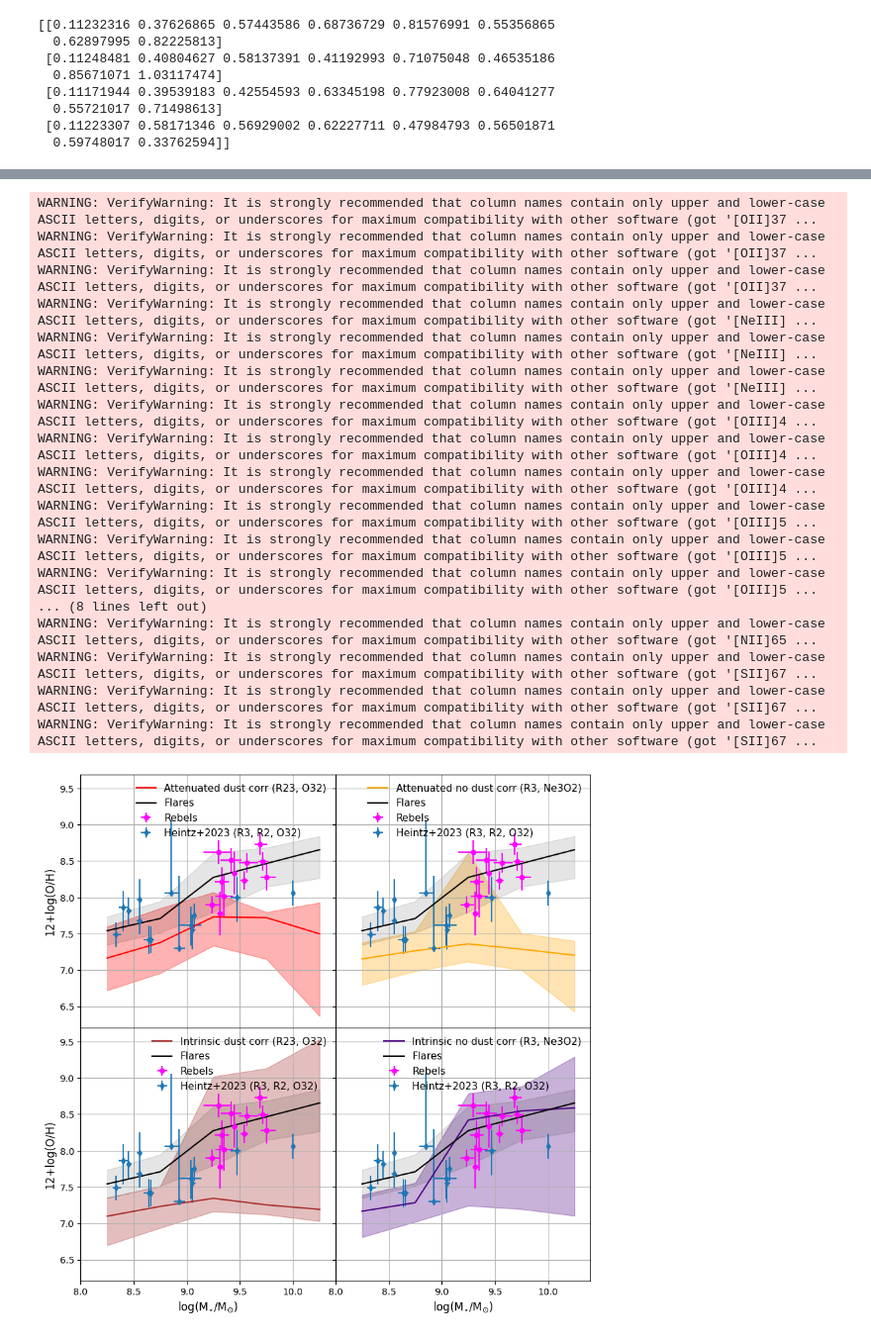
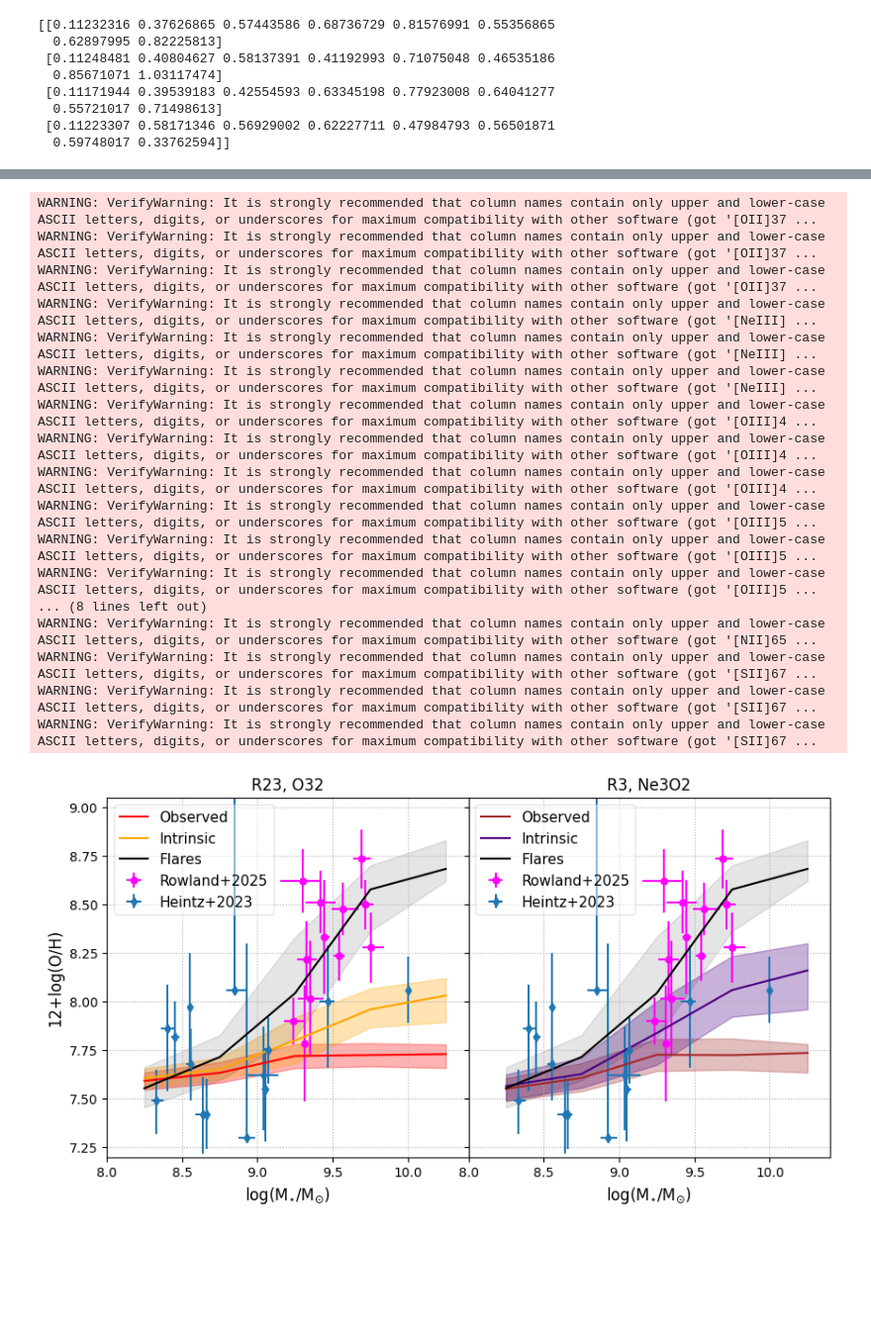
Before and after one commit to aswinpvijayan/line_ratio_reliability, a Jupyter notebook: mzr.ipynb, the cells around one changed output, grey strips where cells are left out. Shown: that part at 99% size. Drawn from its saved outputs; the diff is of its cells as text; code cells hidden in the pictures; blank space fills up the shorter version.

```diff
--- a/mzr.ipynb
+++ b/mzr.ipynb
@@ -86,7 +85,7 @@ def plot_met_data(paper, ax):
         met = data['metallicity']
         met_err = data['metallicity_err']
 
-        ax.errorbar(mstar, met, xerr=[mstar_lo, mstar_up], yerr=met_err, marker='o', markersize=5, color='magenta', label='Rebels', linestyle='None')
+        ax.errorbar(mstar, met, xerr=[mstar_lo, mstar_up], yerr=met_err, marker='o', markersize=5, color='magenta', label='Rowland+2025', linestyle='None')
 
 
     if paper=='nakajima':
@@ -134,7 +133,7 @@ def plot_met_data(paper, ax):
         obs_Z_up        = np.array([0.16, 0.22, 0.18, 1.00, 0.28, 0.18, 0.16, 0.18, 0.23, 0.17, 1.00, 0.21, 0.17, 0.29, 0.25, 0.19])
         obs_Z_low       = np.array([0.17, 0.28, 0.19, 0.01, 0.30, 0.20, 0.17, 0.18, 0.32, 0.17, 0.01, 0.27, 0.17, 0.34, 0.28, 0.20])
 
-        ax.errorbar(obs_Mstar, obs_Z, xerr=[obs_Mstar_low, obs_Mstar_up], yerr=[obs_Z_low, obs_Z_up], marker='d', markersize=5, label='Heintz+2023 (R3, R2, O32)', linestyle='None')
+        ax.errorbar(obs_Mstar, obs_Z, xerr=[obs_Mstar_low, obs_Mstar_up], yerr=[obs_Z_low, obs_Z_up], marker='d', markersize=5, label='Heintz+2023', linestyle='None')
 
     return ax
 
@@ -481,6 +531,7 @@ for jj, kk in enumerate(all_gals):
         tmp['R3'] = tmp['[OIII]5007']/tmp["Hbeta"]
         tmp['Ne3O2'] = tmp['NeIII3869']/tmp['[OII]3727,29']
         tmp['O32'] = tmp['[OIII]5007']/tmp['[OII]3727,29']
+        tmp['R2'] = tmp['[OII]3727,29']/tmp["Hbeta"]
         if ii==0:
             line_gals_att[jj] = {ii: tmp}
         else:
@@ -522,7 +573,7 @@ ok = np.random.randint(0, len(obs_x), 15)
 obs_x = obs_x[ok]
 obs_y = obs_y[ok]
 
-ax.errorbar(unumpy.nominal_values(obs_x), unumpy.nominal_values(obs_y), xerr=unumpy.std_devs(obs_x), yerr=unumpy.std_devs(obs_y), label='PRIMAL (Heintz+2024)', color='brown', marker='p', ls='None', alpha=0.5, markersize=8)
+ax.errorbar(unumpy.nominal_values(obs_x), unumpy.nominal_values(obs_y), xerr=unumpy.std_devs(obs_x), yerr=unumpy.std_devs(obs_y), label='PRIMAL (Heintz+2025)', color='brown', marker='p', ls='None', alpha=0.5, markersize=8)
 
 ax.legend(fontsize=12, ncols=2, loc='upper right')
 
@@ -616,13 +703,12 @@ def get_flares_galZ(data_att, data_int, tot_gals):
 
     return np.asarray(flares_dust_corr_Z, dtype=np.float32), np.asarray(flares_nodust_corr_Z, dtype=np.float32), np.asarray(flares_int_dust_corr_Z, dtype=np.float32), np.asarray(flares_int_nodust_corr_Z, dtype=np.float32)
 # %%
-quantiles = [0.84,0.50,0.16]
-Muv_limit = -19.
+Muv_limit = -19
 df = pd.read_csv('./data/weights_grid.txt')
 weights = np.array(df['weights'])
 
 tags = ['010_z005p000', '009_z006p000', '008_z007p000', '007_z008p000', '006_z009p000', '005_z010p000']
-tag = tags[2]
+tag = tags[1]
 
 # a = find_metallicity(R23=9.9, R3=7.2, O32=18.6, hbew=151)
 
@@ -670,18 +756,18 @@ for jj in range(40):
 
 # fig, ax = plt.subplots(nrows = 1, ncols = 1, figsize=(6, 6), sharex=False, sharey=False, facecolor='w', edgecolor='k')
 # %%
-quantiles = [0.023,0.50,0.977]
+quantiles = [0.16,0.50,0.84]
 mbins = np.arange(8,11,0.5)
 mbincen = (mbins[1:] + mbins[:-1])/2.
-yy, yy_low, yy_up = np.zeros((5, len(mbincen))), np.zeros((5, len(mbincen))), np.zeros((5, len(mbincen)))
+yy, yy_low, yy_up = np.zeros((6, len(mbincen))), np.zeros((6, len(mbincen))), np.zeros((6, len(mbincen)))
 
 tmp = binned_weighted_quantile(Mstar, flares_dust_corr_Z, ws, mbins, quantiles)
 yy[0], yy_low[0], yy_up[0] = tmp[:,1], tmp[:,0], tmp[:,2]
 
-tmp = binned_weighted_quantile(Mstar, flares_nodust_corr_Z, ws, mbins, quantiles)
+tmp = binned_weighted_quantile(Mstar, flares_int_dust_corr_Z, ws, mbins, quantiles)
 yy[1], yy_low[1], yy_up[1] = tmp[:,1], tmp[:,0], tmp[:,2]
 
-tmp = binned_weighted_quantile(Mstar, flares_int_dust_corr_Z, ws, mbins, quantiles)
+tmp = binned_weighted_quantile(Mstar, flares_nodust_corr_Z, ws, mbins, quantiles)
 yy[2], yy_low[2], yy_up[2] = tmp[:,1], tmp[:,0], tmp[:,2]
 
 tmp = binned_weighted_quantile(Mstar, flares_int_nodust_corr_Z, ws, mbins, quantiles)
@@ -690,53 +776,60 @@ yy[3], yy_low[3], yy_up[3] = tmp[:,1], tmp[:,0], tmp[:,2]
 tmp = binned_weighted_quantile(Mstar, MassweightedZ, ws, mbins, quantiles)
 yy[4], yy_low[4], yy_up[4] = tmp[:,1], tmp[:,0], tmp[:,2]
 # %%
-fig, axs = plt.subplots(nrows = 2, ncols = 2, figsize=(10, 10), sharex=True, sharey=True, facecolor='w', edgecolor='k')
+fig, axs = plt.subplots(nrows = 1, ncols = 2, figsize=(10, 5), sharex=True, sharey=True, facecolor='w', edgecolor='k')
 axs=axs.ravel()
 
-labels = ['Attenuated dust corr (R23, O32)', 'Attenuated no dust corr (R3, Ne3O2)', 'Intrinsic dust corr (R23, O32)', 'Intrinsic no dust corr (R3, Ne3O2)', 'Flares']
+labels = ['Observed', 'Intrinsic', 'Observed', 'Intrinsic', 'Flares']
 
-colors = ['red', 'orange', 'brown', 'indigo', 'black']
+colors = ['red', 'orange', 'brown', 'indigo', 'black', 'grey']
 
-for jj in range(4):
+for jj in range(2):
     # plot_met_data('nakajima', axs[jj])
     plot_met_data('rebels', axs[jj])
     plot_met_data('heintz', axs[jj])
 
 
-    axs[jj].plot(mbincen, yy[jj], label=labels[jj], color=colors[jj])
-    axs[jj].fill_between(mbincen, yy_low[jj], yy_up[jj], color=colors[jj], alpha=0.3)
+    axs[jj].plot(mbincen, yy[2*jj], label=labels[2*jj], color=colors[2*jj])
+    axs[jj].fill_between(mbincen, yy_low[2*jj], yy_up[2*jj], color=colors[2*jj], alpha=0.3)
+
+    axs[jj].plot(mbincen, yy[2*jj+1], label=labels[2*jj+1], color=colors[2*jj+1])
+    axs[jj].fill_between(mbincen, yy_low[2*jj+1], yy_up[2*jj+1], color=colors[2*jj+1], alpha=0.3)
 
     axs[jj].plot(mbincen, yy[4], label=labels[4], color=colors[4])
     axs[jj].fill_between(mbincen, yy_low[4], yy_up[4], color=colors[4], alpha=0.1)
 
-    axs[jj].legend(fontsize=11, frameon=False)
-    axs[jj].grid()
+
+    axs[jj].legend(fontsize=11, frameon=True, framealpha=0.5)
+    axs[jj].grid(ls='dotted')
     axs[jj].set_xlim(8, 10.4)
+    axs[jj].set_ylim(7.2, 9.05)
 
 axs[0].set_ylabel('12+log(O/H)', fontsize=12)
-axs[2].set_ylabel('12+log(O/H)', fontsize=12)
 
-axs[2].set_xlabel('log(M$_{\star}$/M$_{\odot}$)', fontsize=12)
-axs[3].set_xlabel('log(M$_{\star}$/M$_{\odot}$)', fontsize=12)
+axs[0].set_xlabel('log(M$_{\star}$/M$_{\odot}$)', fontsize=12)
+axs[1].set_xlabel('log(M$_{\star}$/M$_{\odot}$)', fontsize=12)
+
+axs[0].set_title('R23, O32', fontsize=12)
+axs[1].set_title('R3, Ne3O2', fontsize=12)
 
 fig.subplots_adjust(hspace=0,wspace=0)
 plt.savefig('plots/line_ratio_mzr.png', dpi=300, bbox_inches='tight')
 # %% [output]
 WARNING: VerifyWarning: It is strongly recommended that column names contain only upper and lower-case ASCII letters, digits, or underscores for maximum compatibility with other software (got '[OII]37 ...
 WARNING: VerifyWarning: It is strongly recommended that column names contain only upper and lower-case ASCII letters, digits, or underscores for maximum compatibility with other software (got '[OII]37 ...
 WARNING: VerifyWarning: It is strongly recommended that column names contain only upper and lower-case ASCII letters, digits, or underscores for maximum compatibility with other software (got '[OII]37 ...
 WARNING: VerifyWarning: It is strongly recommended that column names contain only upper and lower-case ASCII letters, digits, or underscores for maximum compatibility with other software (got '[NeIII] ...
 WARNING: VerifyWarning: It is strongly recommended that column names contain only upper and lower-case ASCII letters, digits, or underscores for maximum compatibility with other software (got '[NeIII] ...
 WARNING: VerifyWarning: It is strongly recommended that column names contain only upper and lower-case ASCII letters, digits, or underscores for maximum compatibility with other software (got '[NeIII] ...
 WARNING: VerifyWarning: It is strongly recommended that column names contain only upper and lower-case ASCII letters, digits, or underscores for maximum compatibility with other software (got '[OIII]4 ...
 WARNING: VerifyWarning: It is strongly recommended that column names contain only upper and lower-case ASCII letters, digits, or underscores for maximum compatibility with other software (got '[OIII]4 ...
 WARNING: VerifyWarning: It is strongly recommended that column names contain only upper and lower-case ASCII letters, digits, or underscores for maximum compatibility with other software (got '[OIII]4 ...
 WARNING: VerifyWarning: It is strongly recommended that column names contain only upper and lower-case ASCII letters, digits, or underscores for maximum compatibility with other software (got '[OIII]5 ...
 WARNING: VerifyWarning: It is strongly recommended that column names contain only upper and lower-case ASCII letters, digits, or underscores for maximum compatibility with other software (got '[OIII]5 ...
 WARNING: VerifyWarning: It is strongly recommended that column names contain only upper and lower-case ASCII letters, digits, or underscores for maximum compatibility with other software (got '[OIII]5 ...
 ... (8 lines left out)
 WARNING: VerifyWarning: It is strongly recommended that column names contain only upper and lower-case ASCII letters, digits, or underscores for maximum compatibility with other software (got '[NII]65 ...
 WARNING: VerifyWarning: It is strongly recommended that column names contain only upper and lower-case ASCII letters, digits, or underscores for maximum compatibility with other software (got '[SII]67 ...
 WARNING: VerifyWarning: It is strongly recommended that column names contain only upper and lower-case ASCII letters, digits, or underscores for maximum compatibility with other software (got '[SII]67 ...
 WARNING: VerifyWarning: It is strongly recommended that column names contain only upper and lower-case ASCII letters, digits, or underscores for maximum compatibility with other software (got '[SII]67 ...
-[figure, old version]
+[figure, new version]
```
Also changed, not shown: parts of 9 cells of this notebook, 2 other files.
